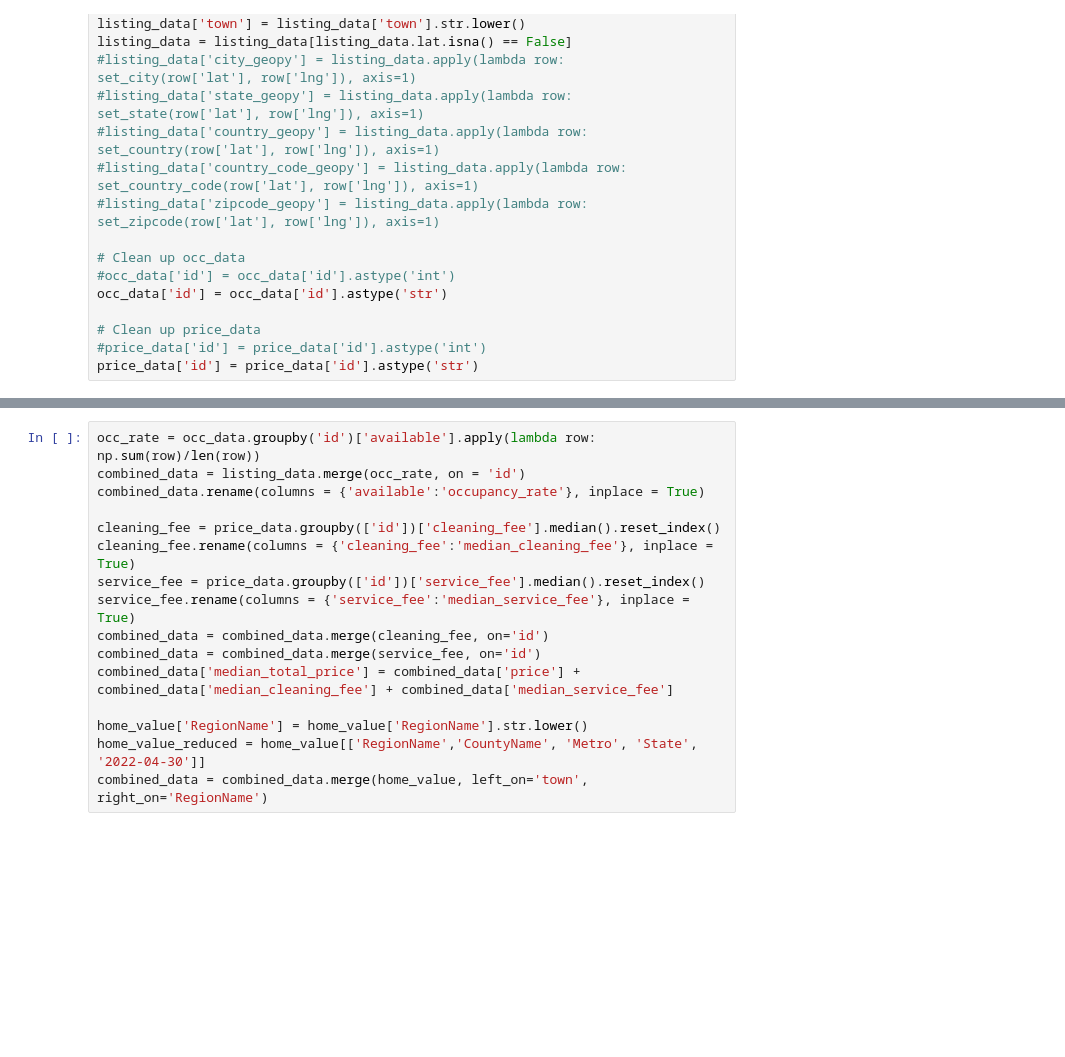
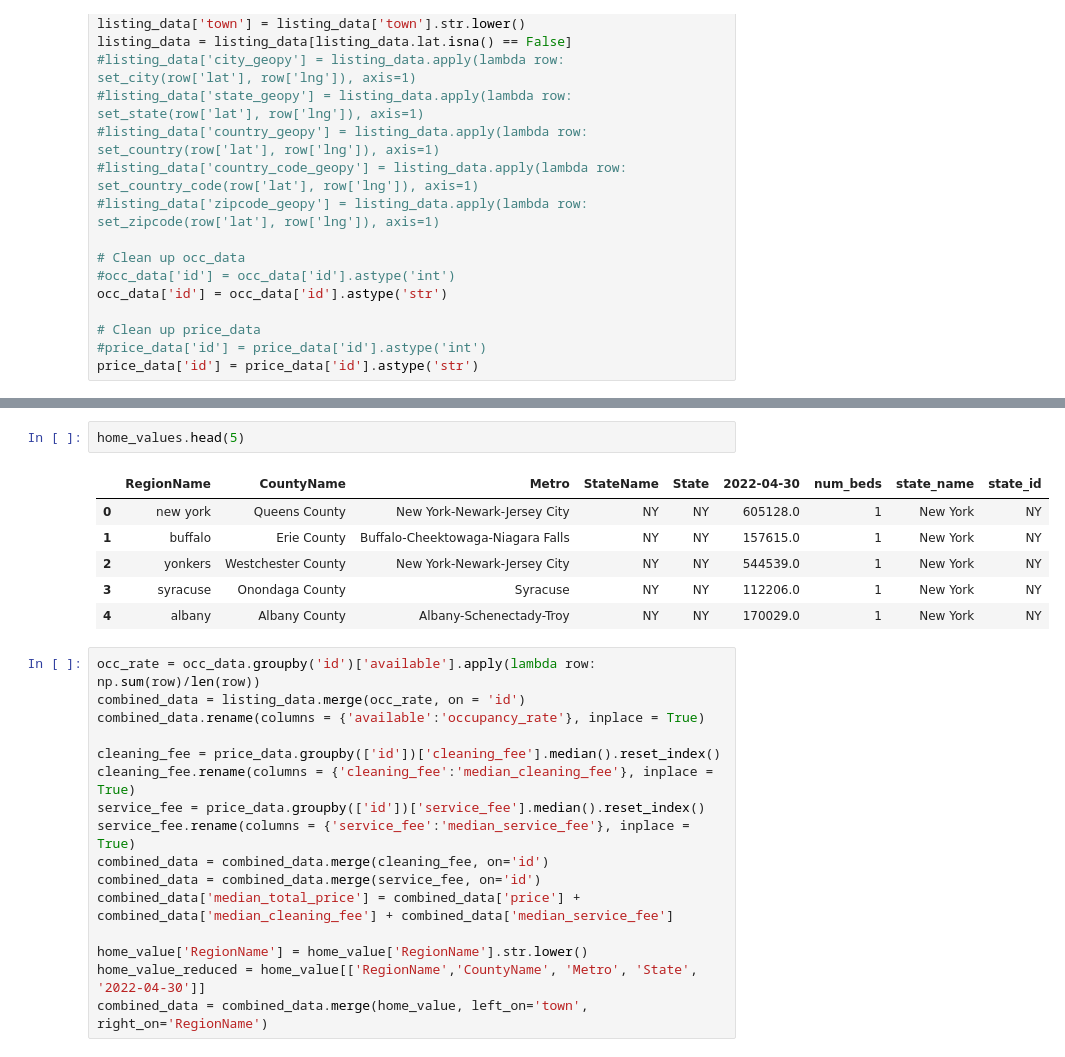
Before and after one commit to mattgilgo/airbnb_reports, a Jupyter notebook: table_generation.ipynb, the cells around one changed output, grey strips where cells are left out. Saved outputs shown, nothing was run; the diff lists cells and outputs as text; blank space fills up the shorter version.

```diff
--- a/table_generation.ipynb
+++ b/table_generation.ipynb
@@ -313,3 +325,12 @@ listing_data_grouped = listing_data.groupby('id')
+# %%
+home_values.head(5)
+# %% [output]
+|  | RegionName | CountyName | Metro | StateName | State | 2022-04-30 | num_beds | state_name | state_id |
+| 0 | new york | Queens County | New York-Newark-Jersey City | NY | NY | 605128.0 | 1 | New York | NY |
+| 1 | buffalo | Erie County | Buffalo-Cheektowaga-Niagara Falls | NY | NY | 157615.0 | 1 | New York | NY |
+| 2 | yonkers | Westchester County | New York-Newark-Jersey City | NY | NY | 544539.0 | 1 | New York | NY |
+| 3 | syracuse | Onondaga County | Syracuse | NY | NY | 112206.0 | 1 | New York | NY |
+| 4 | albany | Albany County | Albany-Schenectady-Troy | NY | NY | 170029.0 | 1 | New York | NY |
 # %%
 occ_rate = occ_data.groupby('id')['available'].apply(lambda row: np.sum(row)/len(row))
 combined_data = listing_data.merge(occ_rate, on = 'id')
```
Also changed, not shown: parts of 7 cells of this notebook.
